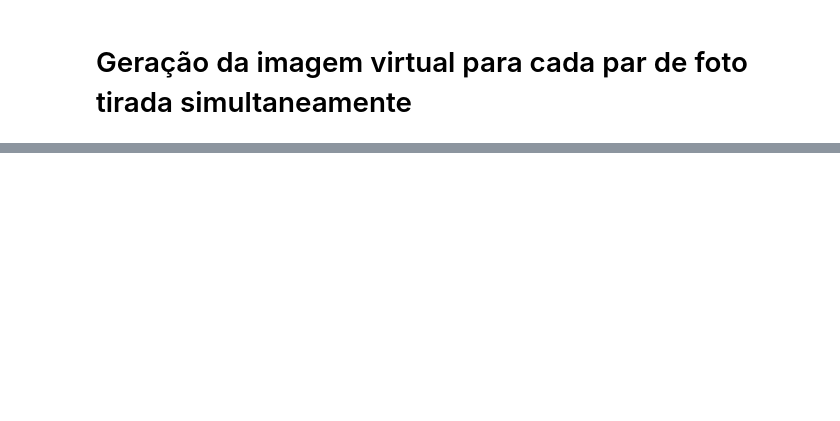
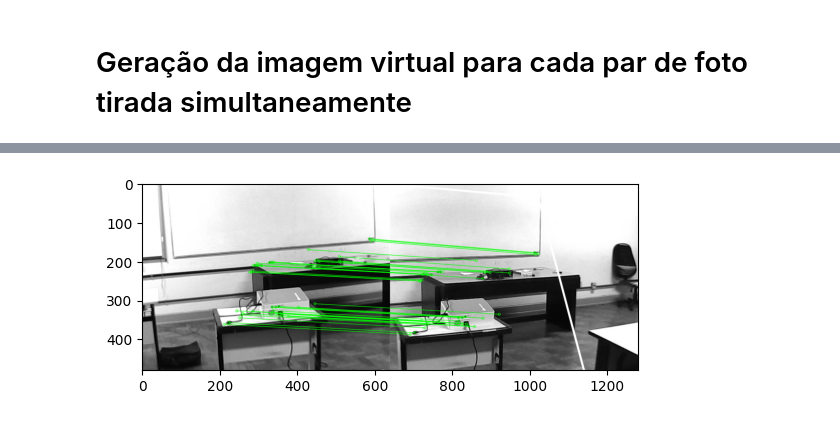
Before and after one commit to mHijuxS/Sistema_Dual_Cameras, a Jupyter notebook: parte2.ipynb, the cells around one changed output, grey strips where cells are left out. Saved outputs shown, nothing was run; the diff lists cells and outputs as text; code cells hidden in the pictures; blank space fills up the shorter version.

```diff
--- a/parte2.ipynb
+++ b/parte2.ipynb
@@ -35,0 +53,4 @@ cv2.destroyAllWindows()
+# %%
+matching_points('3')
+# %% [output]
+[figure, added]
```
Also changed, not shown: parts of 5 cells of this notebook, 7 other files.
